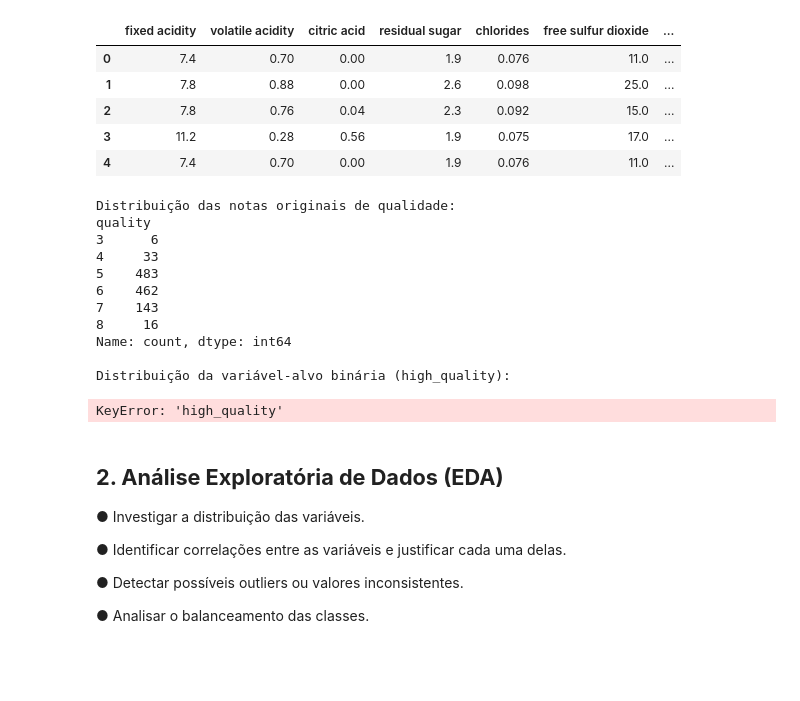
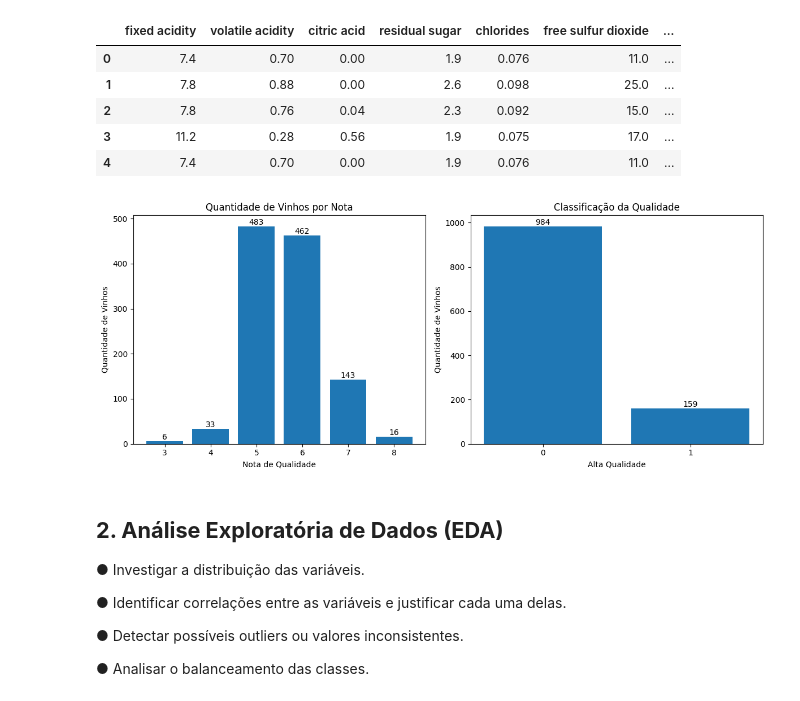
Before and after one commit to camilaalmeiida/wine-quality-classification, a Jupyter notebook: notebooks/wine_quality_analysis.ipynb, the cells around one changed output. Cells and saved outputs as stored; diff of their text form; code cells hidden in the pictures; blank space fills up the shorter version.

```diff
--- a/notebooks/wine_quality_analysis.ipynb
+++ b/notebooks/wine_quality_analysis.ipynb
@@ -147,6 +164,7 @@ memory usage: 107.3 KB
 # %%
 #  Transformação da variável de qualidade em classificação binária.
-df['alta_qualidade'] = df['quality'] >= 7
+df["high_quality"] = 0
+df.loc[df["quality"] >= 7, "high_quality"] = 1
 df.head ()
 # %% [output]
 |  | fixed acidity | volatile acidity | citric acid | residual sugar | chlorides | free sulfur dioxide | ... |
@@ -155,32 +173,41 @@ df.head ()
 | 2 | 7.8 | 0.76 | 0.04 | 2.3 | 0.092 | 15.0 | ... |
 | 3 | 11.2 | 0.28 | 0.56 | 1.9 | 0.075 | 17.0 | ... |
 | 4 | 7.4 | 0.70 | 0.00 | 1.9 | 0.076 | 11.0 | ... |
-# %%
-# Vamos verificar a distribuição da variável original e da binária criada
-print('Distribuição das notas originais de qualidade:')
-print(df['quality'].value_counts().sort_index())
-print()
-print('Distribuição da variável-alvo binária (high_quality):')
-print(df['high_quality'].value_counts())
-print()
-
-# Percentual de vinhos por classe
-pct = df['high_quality'].value_counts(normalize=True) * 100
-print(f'  Baixa/Média qualidade (0): {pct[0]:.1f}%')
-print(f'  Alta qualidade        (1): {pct[1]:.1f}%')
-# %% [output]
-Distribuição das notas originais de qualidade:
-quality
-3      6
-4     33
-5    483
-6    462
-7    143
-8     16
-Name: count, dtype: int64
-
-Distribuição da variável-alvo binária (high_quality):
-KeyError: 'high_quality'
+# %%
+import matplotlib.pyplot as plt
+
+# Contagem das notas originais
+notas = df["quality"].value_counts().sort_index()
+
+# Contagem da classificação binária
+qtd_notas = df["high_quality"].value_counts().sort_index()
+
+# Criar dois gráficos lado a lado
+fig, ax = plt.subplots(1, 2, figsize=(12, 5))
+
+# ---------------- Gráfico 1 ----------------
+barras1 = ax[0].bar(notas.index, notas.values)
+
+ax[0].bar_label(barras1)
+ax[0].set_xlabel("Nota de Qualidade")
+ax[0].set_ylabel("Quantidade de Vinhos")
+ax[0].set_title("Quantidade de Vinhos por Nota")
+
+# ---------------- Gráfico 2 ----------------
+barras2 = ax[1].bar(qtd_notas.index.astype(str), qtd_notas.values)
+
+ax[1].bar_label(barras2)
+ax[1].set_xlabel("Alta Qualidade")
+ax[1].set_ylabel("Quantidade de Vinhos")
+ax[1].set_title("Classificação da Qualidade")
+
+# Ajustar espaçamento
+plt.tight_layout()
+
+# Mostrar gráficos
+plt.show()
+# %% [output]
+[figure, added]
 # %% [markdown]
 ## **2. Análise Exploratória de Dados (EDA)**
 ● Investigar a distribuição das variáveis.
```
Also changed, not shown: parts of 5 cells of this notebook.
